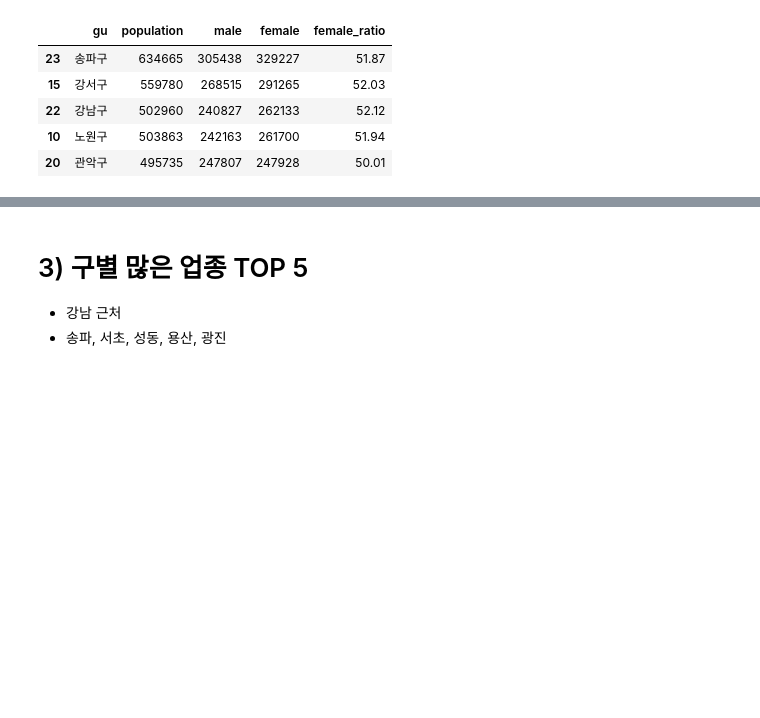
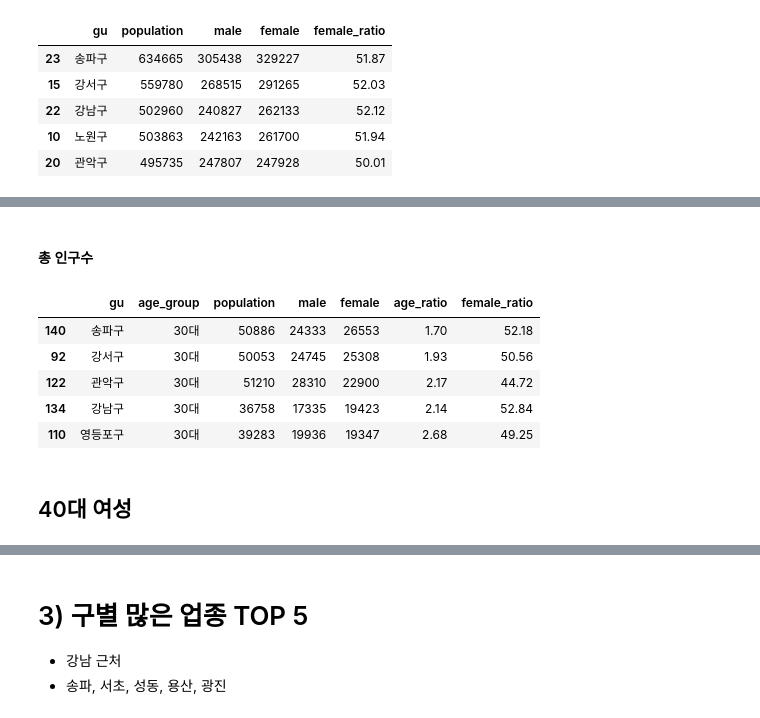
Before and after one commit to sangchun1/sales_project, a Jupyter notebook: data_analysis/seoul_delievery_analysis.ipynb, the cells around one changed output, grey strips where cells are left out. Drawn from its saved outputs; the diff is of its cells as text; code cells hidden in the pictures; blank space fills up the shorter version.

```diff
--- a/data_analysis/seoul_delievery_analysis.ipynb
+++ b/data_analysis/seoul_delievery_analysis.ipynb
@@ -262,0 +334,14 @@ dfi.export(df_female_num, "./plot/df_female_num.png")
+# %% [markdown]
+#### 총 인구수
+# %%
+# 총 인구수
+df_as30_num = df_as30.sort_values(by=['female'], ascending=False)
+df_as30_num = df_as30_num.head(5)
+df_as30_num
+# %% [output]
+|  | gu | age_group | population | male | female | age_ratio | female_ratio |
+| 140 | 송파구 | 30대 | 50886 | 24333 | 26553 | 1.70 | 52.18 |
+| 92 | 강서구 | 30대 | 50053 | 24745 | 25308 | 1.93 | 50.56 |
+| 122 | 관악구 | 30대 | 51210 | 28310 | 22900 | 2.17 | 44.72 |
+| 134 | 강남구 | 30대 | 36758 | 17335 | 19423 | 2.14 | 52.84 |
+| 110 | 영등포구 | 30대 | 39283 | 19936 | 19347 | 2.68 | 49.25 |
@@ -262,0 +357,2 @@ dfi.export(df_female_num, "./plot/df_female_num.png")
+# %% [markdown]
+## 40대 여성
```
Also changed, not shown: parts of 24 cells of this notebook, 4 other files.
